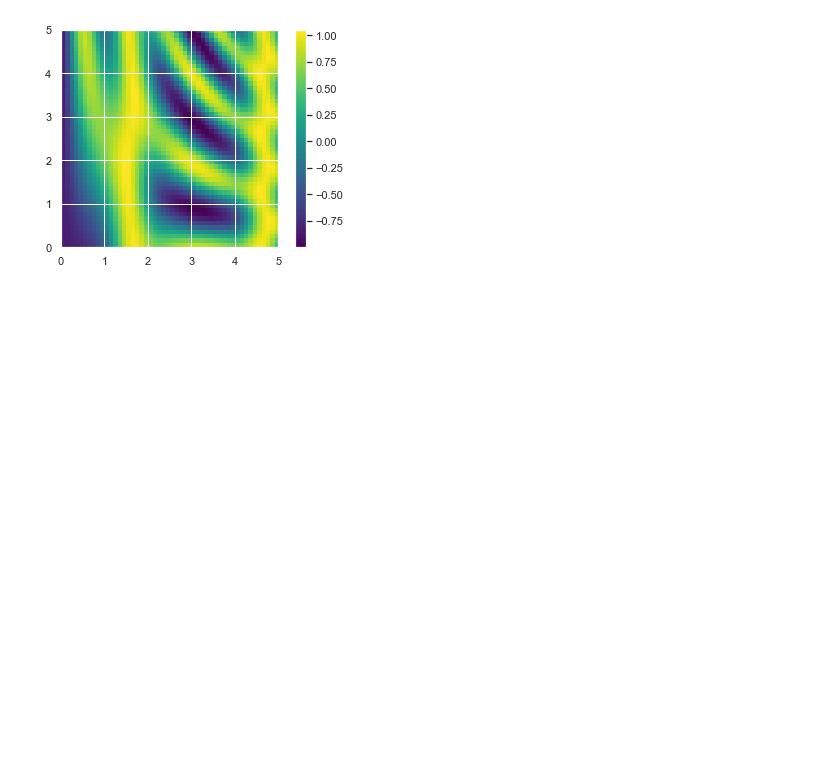
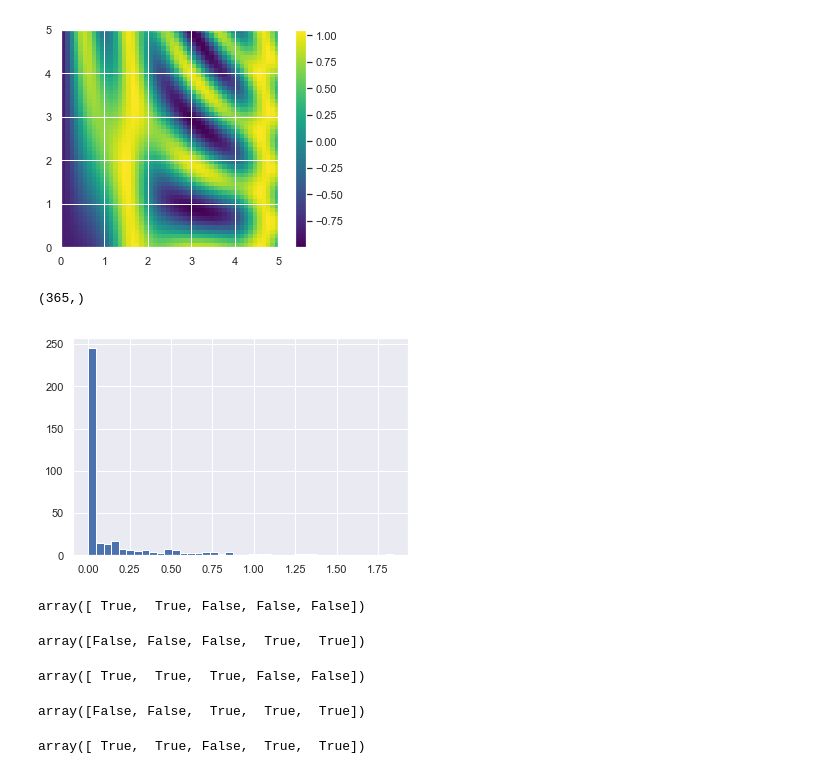
Before and after one commit to davejscott/PythonDataScience, a Jupyter notebook: SimpleNumpyPracticeandCalls.ipynb, the cells around one changed output. Cells and saved outputs as stored; diff of their text form; code cells hidden in the pictures; blank space fills up the shorter version.

```diff
--- a/SimpleNumpyPracticeandCalls.ipynb
+++ b/SimpleNumpyPracticeandCalls.ipynb
@@ -1152,0 +1155,32 @@ plt.colorbar();
+# %%
+rainfall = pd.read_csv('data/Seattle2014.csv')['PRCP'].values
+inches = rainfall / 254 #1/10mm -> inches
+inches.shape
+# %% [output]
+(365,)
+# %%
+%matplotlib inline
+plt.hist(inches, 40);
+# %% [output]
+[figure, added]
+# %%
+x = np.array([1, 2, 3, 4, 5])
+x < 3 # less than
+# %% [output]
+array([ True,  True, False, False, False])
+# %%
+x > 3
+# %% [output]
+array([False, False, False,  True,  True])
+# %%
+x <= 3
+# %% [output]
+array([ True,  True,  True, False, False])
+# %%
+x >= 3
+# %% [output]
+array([False, False,  True,  True,  True])
+# %%
+x != 3
+# %% [output]
+array([ True,  True, False,  True,  True])
```
Also changed, not shown: parts of 23 cells of this notebook.
